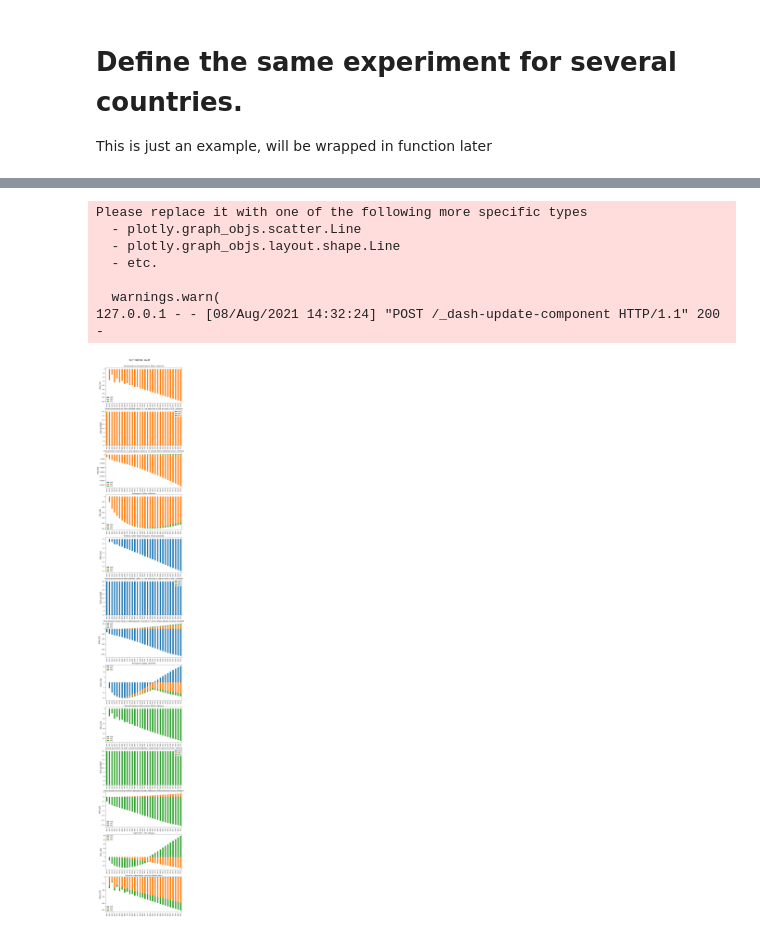
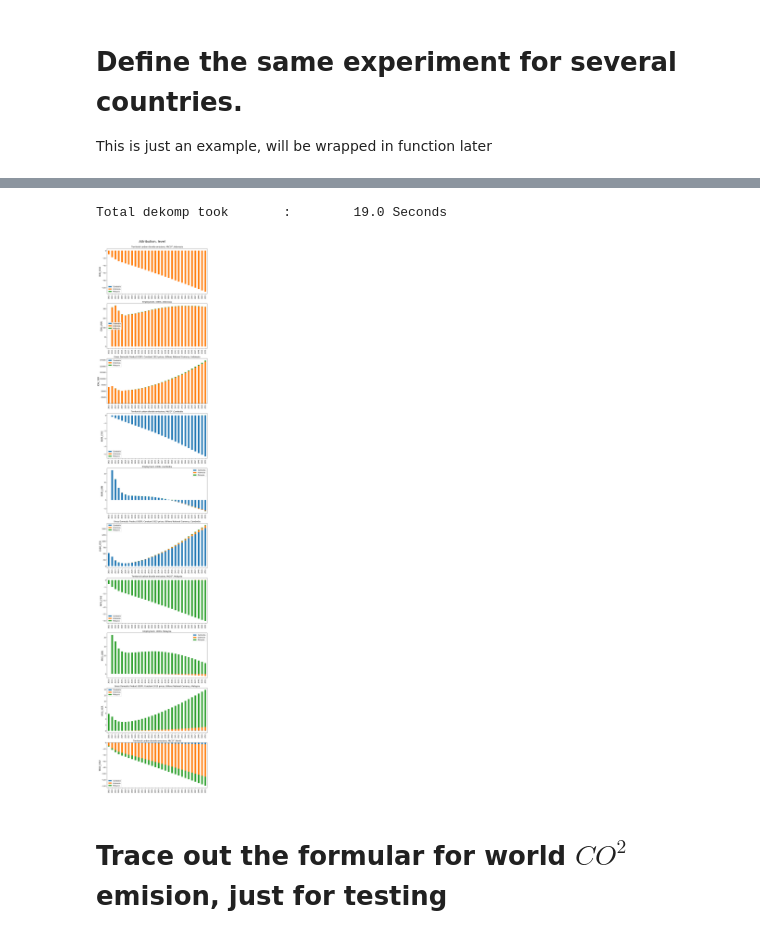
Before and after one commit to IbHansen/UNESCAP-Asia, a Jupyter notebook: Asia/Asia run model.ipynb, the cells around one changed output, grey strips where cells are left out. Cells and saved outputs as stored; diff of their text form; code cells hidden in the pictures.

```diff
--- a/Asia/Asia run model.ipynb
+++ b/Asia/Asia run model.ipynb
@@ -8,7 +23,8 @@ from modeldekom import totdif
 # %% [markdown]
 # Load model and data, and run
 # %%
-masia,baseline = model.modelload('Asia.pcim',run=1,silent=1)
+masia,baseline = model.modelload('Asia_sep7.pcim',run=1,silent=1,progressbar=1)
+inject(masia)
 # %% [markdown]
 # Make experiment with Cambodia
 # %%
@@ -80,12 +47,9 @@ countries = 'KHM IDN MYS'.split()
 altdf = baseline.copy()
 for country in countries:
     altdf.loc[2021:2021,country+'_GCARBR_A'] = altdf.loc[2021:2021,country+'_GCARBR_A'] + 20
-    for exovar in 'PREM EXPE EXPH EXPSP OGC OGI'.split():
-            altdf.loc[2021:2050,country+'_'+exovar+'_D'] = 1
-            altdf.loc[2021:2050,country+'_'+exovar+'_X'] = altdf.loc[2021:2050,country+'_'+exovar]
 
 
 altres = masia(altdf,2021,2050,silent=1,first_test = 4,ljit=0)
 
-outvar = 'GDI GCARBR CO2 LNN'.split()
+outvar = 'YER CO2 LNN'.split()
 displayvar = ' '.join(country+'_'+var for country in countries for var in outvar)+' WLD_CO2'
@@ -106,4 +60,4 @@ masia[displayvar].dif.rename().plot(colrow=1,sharey=0,top=0.95,title='Impact of
 # %%
-experiments = {country : country+'_GCARBR_A' for country in countries}
+experiments = {masia.iso_dict[ country] : country+'_GCARBR_A' for country in countries}
 experiments
 # %% [output]
@@ -133,12 +67,10 @@ Total dekomp took       :        43.1 Seconds
+# %%
+totalattribution = totdif(masia,experiments=experiments,desdic=masia.var_description)
+# %% [output]
+Total dekomp took       :        19.0 Seconds
 # %%
-xx.desdic = masia.var_description
-fig = xx.explain_all(displayvar,top=0.965);
+fig = totalattribution.explain_all(displayvar,top=0.965);
 # %% [output]
-Please replace it with one of the following more specific types
-  - plotly.graph_objs.scatter.Line
-  - plotly.graph_objs.layout.shape.Line
-  - etc.
-
-  warnings.warn(
-127.0.0.1 - - [08/Aug/2021 14:32:24] "POST /_dash-update-component HTTP/1.1" 200 -
-[figure, old version]
+[figure, new version]
+# %% [markdown]
+# Trace out the formular for world $CO^2$ emision, just for testing
```
Also changed, not shown: parts of 12 cells of this notebook, 9 other files.
